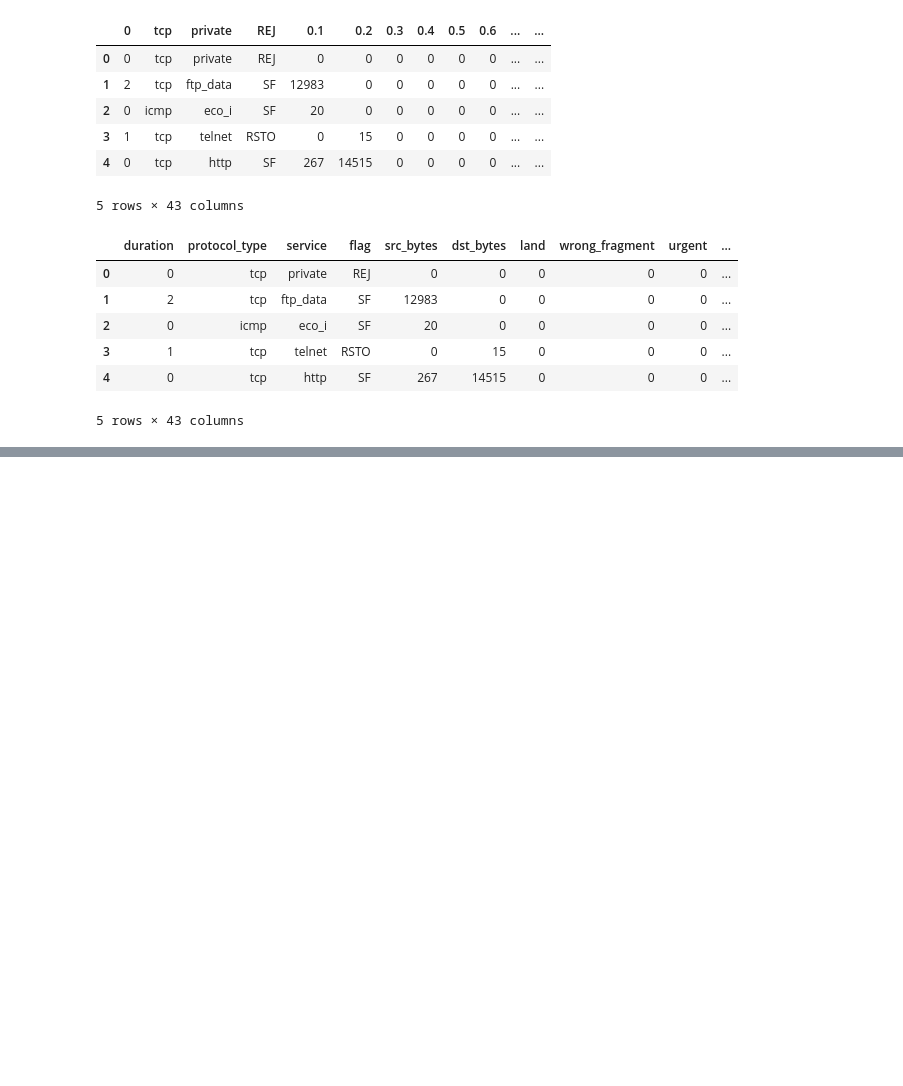
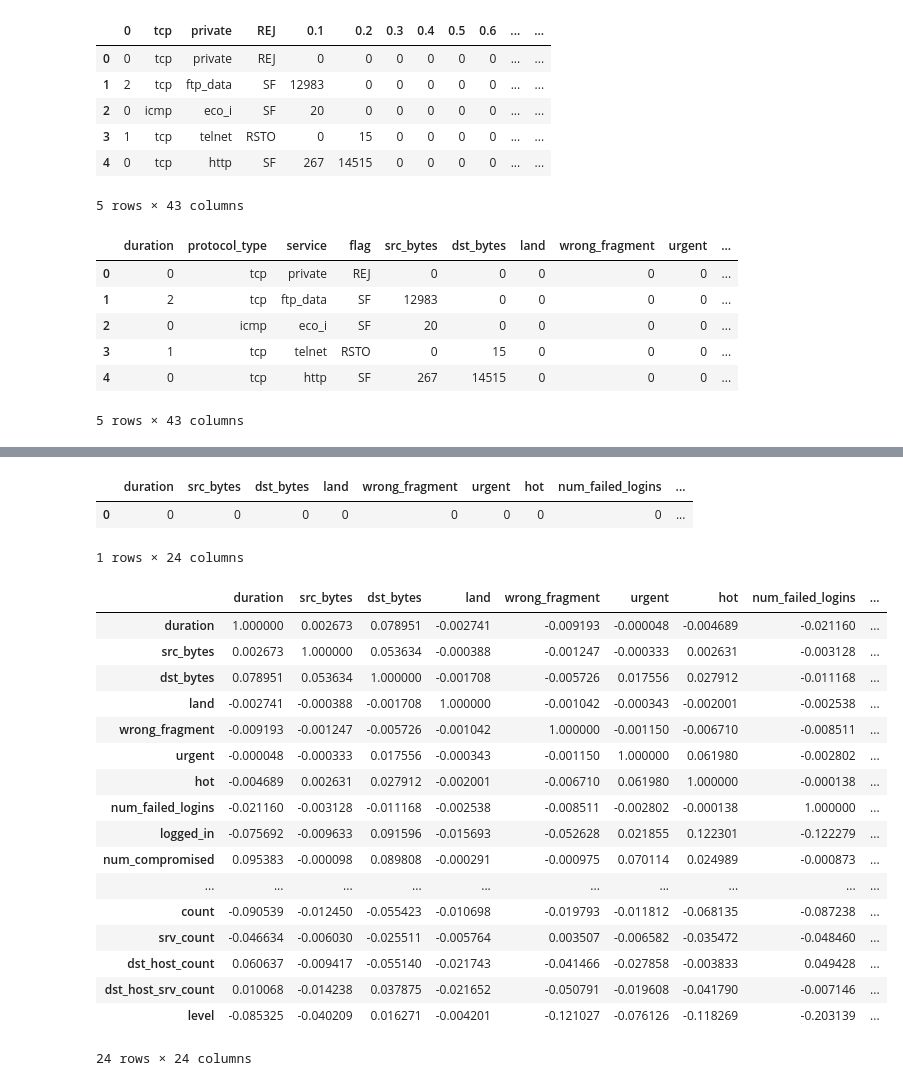
Before and after one commit to SpringBoardMentor193s/SentinelNet, a Jupyter notebook: notebooks/nsl_kdd.ipynb, the cells around one changed output, grey strips where cells are left out. Cells and saved outputs as stored; diff of their text form; code cells hidden in the pictures; blank space fills up the shorter version.

```diff
--- a/notebooks/nsl_kdd.ipynb
+++ b/notebooks/nsl_kdd.ipynb
@@ -26,0 +93,3 @@ df.head()
+# %%
+integer_columns_df = df.select_dtypes(include='int64')
+print(integer_columns_df)
@@ -26,0 +154,27 @@ df.head()
+# %%
+integer_columns_df.mode()
+# %% [output]
+|  | duration | src_bytes | dst_bytes | land | wrong_fragment | urgent | hot | num_failed_logins | ... |
+| 0 | 0 | 0 | 0 | 0 | 0 | 0 | 0 | 0 | ... |
+1 rows × 24 columns
+# %%
+integer_columns_df.corr()
+# %% [output]
+|  | duration | src_bytes | dst_bytes | land | wrong_fragment | urgent | hot | num_failed_logins | ... |
+| duration | 1.000000 | 0.002673 | 0.078951 | -0.002741 | -0.009193 | -0.000048 | -0.004689 | -0.021160 | ... |
+| src_bytes | 0.002673 | 1.000000 | 0.053634 | -0.000388 | -0.001247 | -0.000333 | 0.002631 | -0.003128 | ... |
+| dst_bytes | 0.078951 | 0.053634 | 1.000000 | -0.001708 | -0.005726 | 0.017556 | 0.027912 | -0.011168 | ... |
+| land | -0.002741 | -0.000388 | -0.001708 | 1.000000 | -0.001042 | -0.000343 | -0.002001 | -0.002538 | ... |
+| wrong_fragment | -0.009193 | -0.001247 | -0.005726 | -0.001042 | 1.000000 | -0.001150 | -0.006710 | -0.008511 | ... |
+| urgent | -0.000048 | -0.000333 | 0.017556 | -0.000343 | -0.001150 | 1.000000 | 0.061980 | -0.002802 | ... |
+| hot | -0.004689 | 0.002631 | 0.027912 | -0.002001 | -0.006710 | 0.061980 | 1.000000 | -0.000138 | ... |
+| num_failed_logins | -0.021160 | -0.003128 | -0.011168 | -0.002538 | -0.008511 | -0.002802 | -0.000138 | 1.000000 | ... |
+| logged_in | -0.075692 | -0.009633 | 0.091596 | -0.015693 | -0.052628 | 0.021855 | 0.122301 | -0.122279 | ... |
+| num_compromised | 0.095383 | -0.000098 | 0.089808 | -0.000291 | -0.000975 | 0.070114 | 0.024989 | -0.000873 | ... |
+| ... | ... | ... | ... | ... | ... | ... | ... | ... | ... |
+| count | -0.090539 | -0.012450 | -0.055423 | -0.010698 | -0.019793 | -0.011812 | -0.068135 | -0.087238 | ... |
+| srv_count | -0.046634 | -0.006030 | -0.025511 | -0.005764 | 0.003507 | -0.006582 | -0.035472 | -0.048460 | ... |
+| dst_host_count | 0.060637 | -0.009417 | -0.055140 | -0.021743 | -0.041466 | -0.027858 | -0.003833 | 0.049428 | ... |
+| dst_host_srv_count | 0.010068 | -0.014238 | 0.037875 | -0.021652 | -0.050791 | -0.019608 | -0.041790 | -0.007146 | ... |
+| level | -0.085325 | -0.040209 | 0.016271 | -0.004201 | -0.121027 | -0.076126 | -0.118269 | -0.203139 | ... |
+24 rows × 24 columns
```
Also changed, not shown: parts of 7 cells of this notebook.
